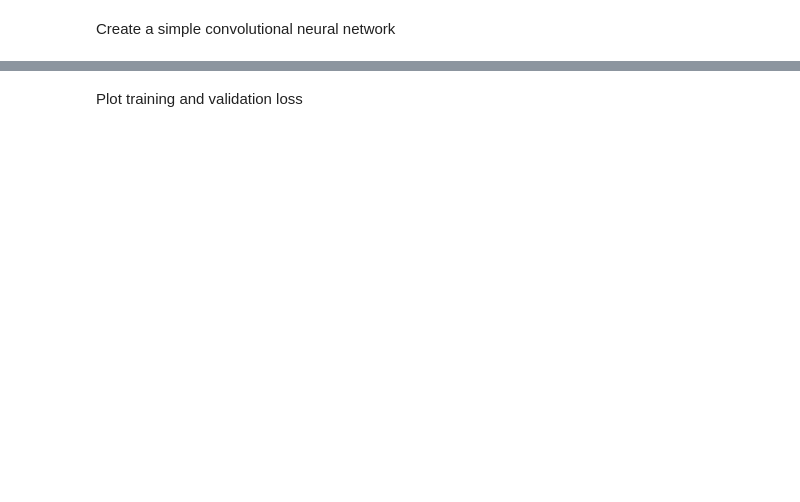
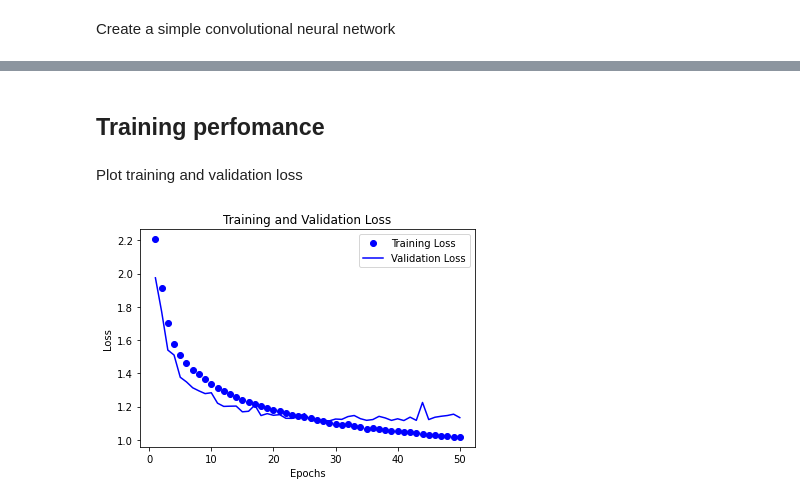
Before and after one commit to diegosol127/CSCE-636-Deep-Learning, a Jupyter notebook: Homework/CSCE_636_Proj01_Sol.ipynb, the cells around one changed output, grey strips where cells are left out. Drawn from its saved outputs; the diff is of its cells as text; code cells hidden in the pictures; blank space fills up the shorter version.

```diff
--- a/Homework/CSCE_636_Proj01_Sol.ipynb
+++ b/Homework/CSCE_636_Proj01_Sol.ipynb
@@ -104,7 +118,7 @@ _________________________________________________________________
 # %%
 callbacks_list = [
                   keras.callbacks.ModelCheckpoint(
-                      filepath="noisy_MNIST_convnet.keras",
+                      filepath="baseline_model.keras",
                       monitor="val_loss",
                       save_best_only=True
                   )]
@@ -114,6 +130,7 @@ history = model.fit(train_images,
                     epochs=50,
                     validation_split=0.4,
                     batch_size=32,
+                    verbose=1,
                     callbacks=callbacks_list)
 # %% [output]
 Epoch 1/50
@@ -136,3 +153,5 @@ Epoch 50/50
+# %% [markdown]
+## Training perfomance
 # %%
 # history data
 history_dict = history.history
@@ -149,3 +168,17 @@ val_acc_values = history_dict["val_accuracy"]
 epochs = range(1, len(train_loss_values) + 1)
 # %% [markdown]
 Plot training and validation loss
+# %%
+# create figure for training and validation loss
+fig2, ax2 = plt.subplots()
+
+# plot
+ax2.plot(epochs, train_loss_values, "bo", label="Training Loss")
+ax2.plot(epochs, val_loss_values, "b", label="Validation Loss")
+ax2.set_title("Training and Validation Loss")
+ax2.set_xlabel("Epochs")
+ax2.set_ylabel("Loss")
+ax2.legend()
+plt.show()
+# %% [output]
+[figure, added]
```
Also changed, not shown: parts of 36 cells of this notebook.
